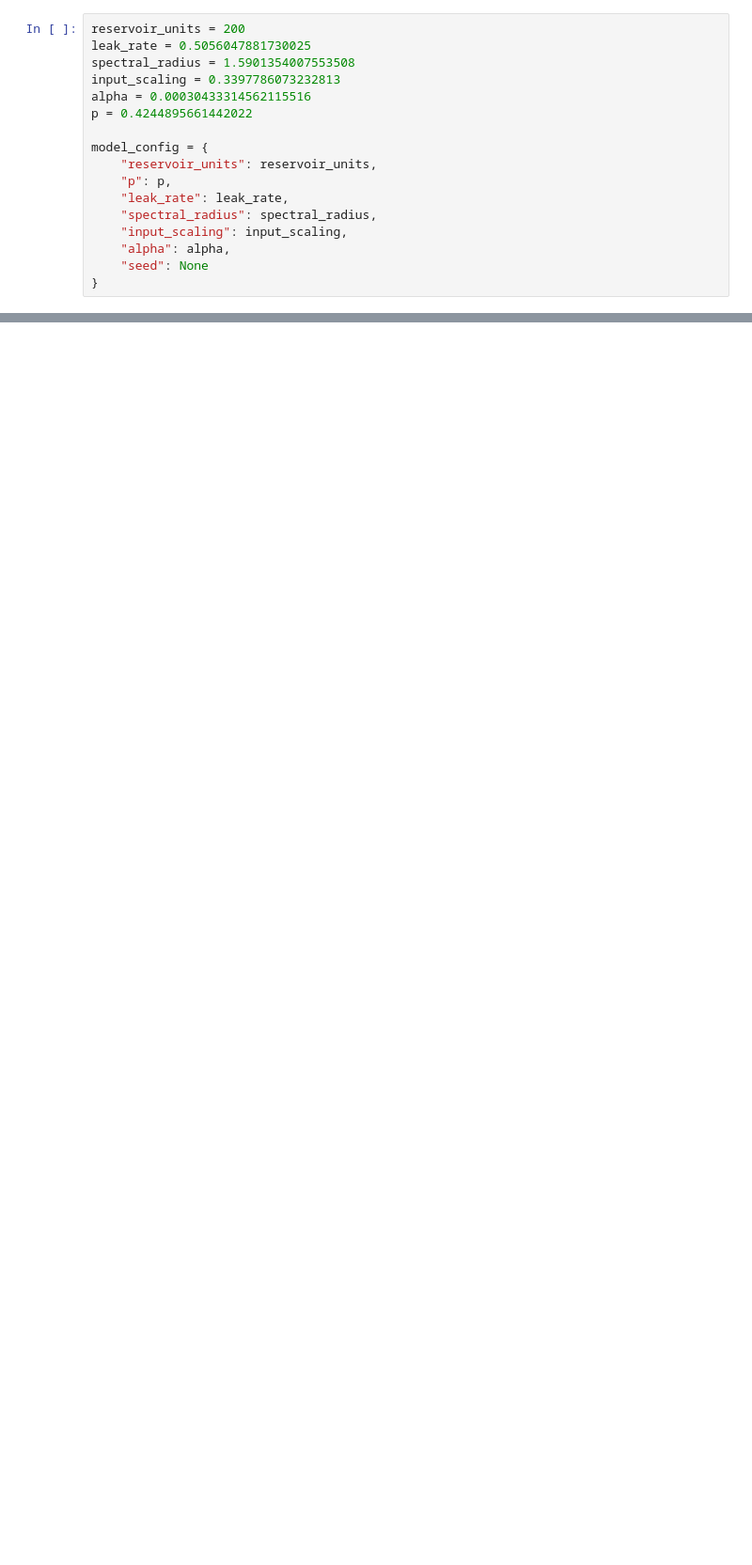
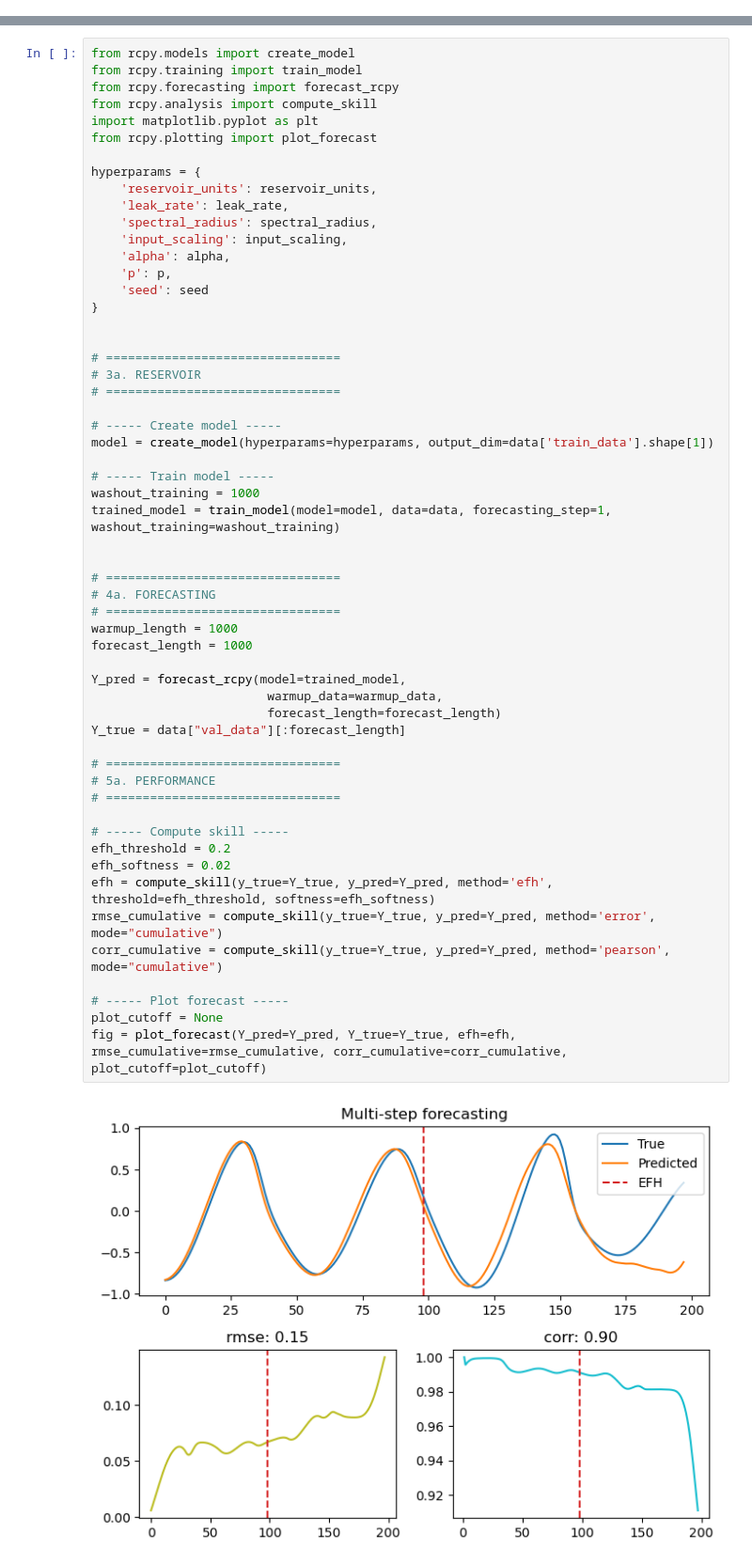
Before and after one commit to erickmad/rcpy, a Jupyter notebook: notebooks/forecasting.ipynb, the cells around one changed output, grey strips where cells are left out. Shown at 94% size. Saved outputs shown, nothing was run; the diff lists cells and outputs as text; blank space fills up the shorter version.

```diff
--- a/notebooks/forecasting.ipynb
+++ b/notebooks/forecasting.ipynb
@@ -106,17 +67,0 @@ data = preprocess_data_rcpy(
-# %%
-reservoir_units = 200
-leak_rate = 0.5056047881730025
-spectral_radius = 1.5901354007553508
-input_scaling = 0.3397786073232813
-alpha = 0.00030433314562115516
-p = 0.4244895661442022
-
-model_config = {
-    "reservoir_units": reservoir_units,
-    "p": p,
-    "leak_rate": leak_rate,
-    "spectral_radius": spectral_radius,
-    "input_scaling": input_scaling,
-    "alpha": alpha,
-    "seed": None
-}
@@ -170,0 +68,58 @@ plt.show()
+# %%
+from rcpy.models import create_model
+from rcpy.training import train_model
+from rcpy.forecasting import forecast_rcpy
+from rcpy.analysis import compute_skill
+import matplotlib.pyplot as plt
+from rcpy.plotting import plot_forecast
+
+hyperparams = {
+    'reservoir_units': reservoir_units,
+    'leak_rate': leak_rate,
+    'spectral_radius': spectral_radius,
+    'input_scaling': input_scaling,
+    'alpha': alpha,
+    'p': p,
+    'seed': seed
+}
+
+
+# ================================
+# 3a. RESERVOIR
+# ================================
+
+# ----- Create model -----
+model = create_model(hyperparams=hyperparams, output_dim=data['train_data'].shape[1])
+
+# ----- Train model -----
+washout_training = 1000
+trained_model = train_model(model=model, data=data, forecasting_step=1, washout_training=washout_training)
+
+
+# ================================
+# 4a. FORECASTING
+# ================================
+warmup_length = 1000
+forecast_length = 1000
+
+Y_pred = forecast_rcpy(model=trained_model,
+                        warmup_data=warmup_data,
+                        forecast_length=forecast_length)
+Y_true = data["val_data"][:forecast_length]
+
+# ================================
+# 5a. PERFORMANCE
+# ================================
+
+# ----- Compute skill -----
+efh_threshold = 0.2
+efh_softness = 0.02
+efh = compute_skill(y_true=Y_true, y_pred=Y_pred, method='efh', threshold=efh_threshold, softness=efh_softness)
+rmse_cumulative = compute_skill(y_true=Y_true, y_pred=Y_pred, method='error', mode="cumulative")
+corr_cumulative = compute_skill(y_true=Y_true, y_pred=Y_pred, method='pearson', mode="cumulative")
+
+# ----- Plot forecast -----
+plot_cutoff = None
+fig = plot_forecast(Y_pred=Y_pred, Y_true=Y_true, efh=efh, rmse_cumulative=rmse_cumulative, corr_cumulative=corr_cumulative, plot_cutoff=plot_cutoff)
+# %% [output]
+[figure, added]
```
Also changed, not shown: parts of 16 cells of this notebook, 13 other files.
